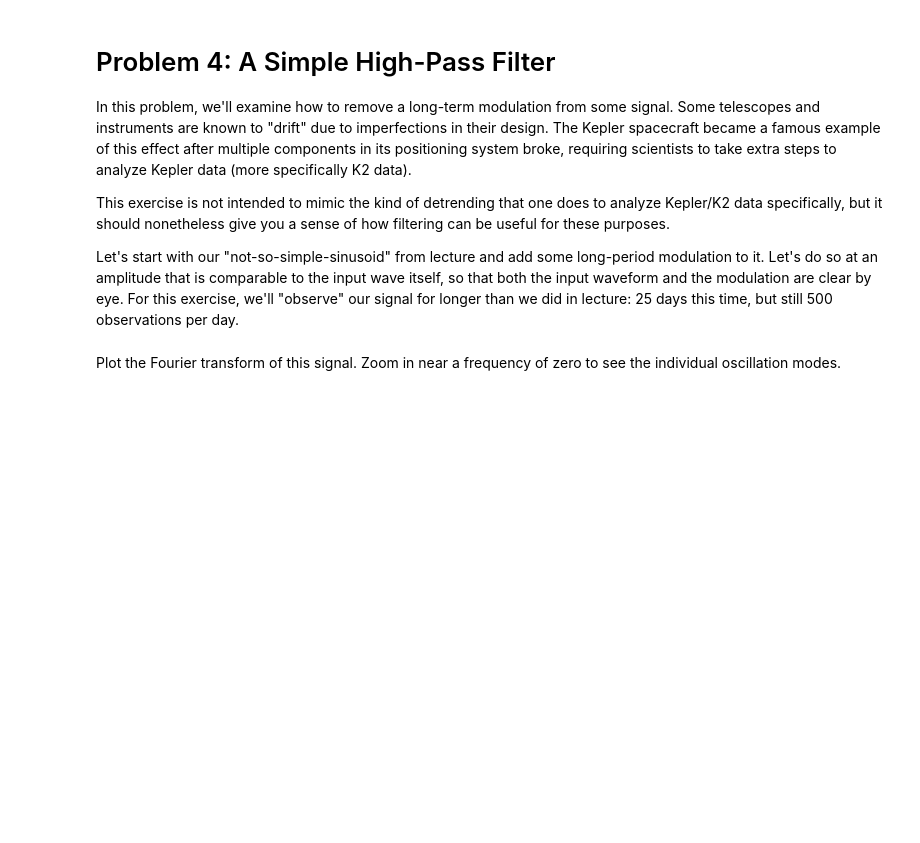
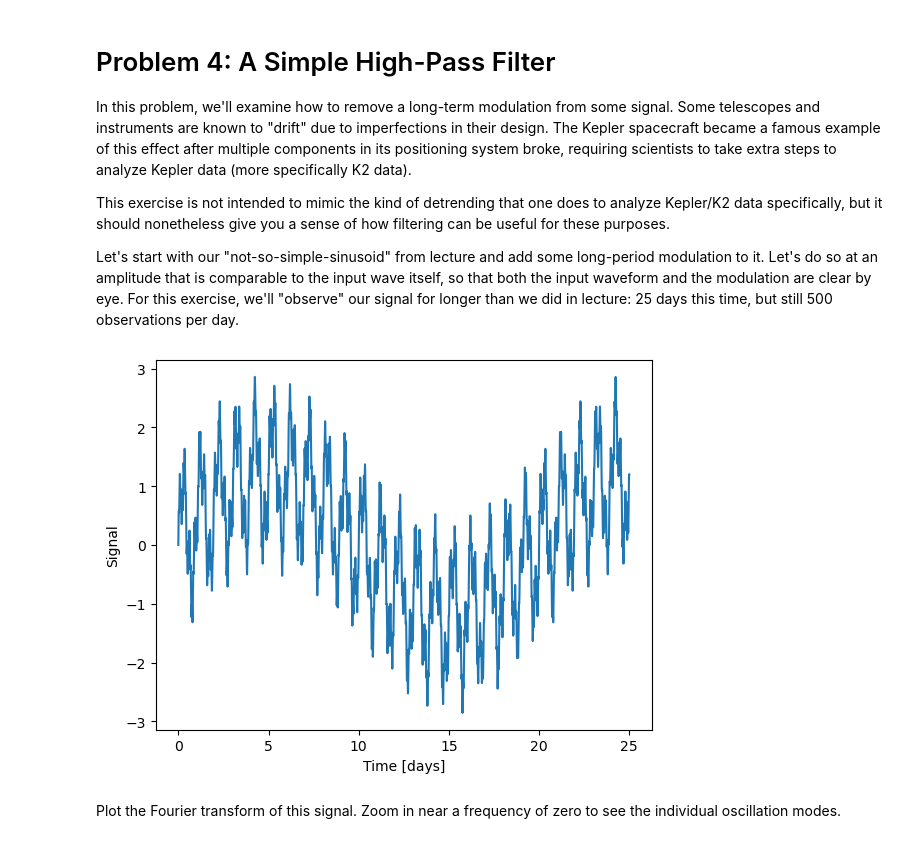
Before and after one commit to ullas-bhat/Session-27, a Jupyter notebook: Day1/FourierMethodsProblem1.ipynb, the cells around one changed output. Cells and saved outputs as stored; diff of their text form; code cells hidden in the pictures; blank space fills up the shorter version.

```diff
--- a/Day1/FourierMethodsProblem1.ipynb
+++ b/Day1/FourierMethodsProblem1.ipynb
@@ -288,33 +288,36 @@ Let's start with our "not-so-simple-sinusoid" from lecture and add some long-per
 # %%
 def not_so_simple_sinusoid(t):
     r"""
     A three-component sinusoid that this notebook uses as a baseline example
     periodic function.
 
     Parameters
     ----------
     t : `float`
         Time :math:`t`, in arbitrary units (discussion assumes days).
 
     Returns
     -------
     The value of an arbitrary "signal" observed at the specified time.
     """
     return np.sin(2 * np.pi * t) + 0.5 * np.sin(7.2 * np.pi * t) + 0.2 * np.sin(29.8 * np.pi * t)
 
 def slow_drift(t):
     r"""
     A low-frequency "signal drift" on top of our "not-so-simple-sinusoid" from lecture.
     """
     return 1.2 * np.sin(0.1 * np.pi * t)
 
 times = np.linspace(0, 25, 25 * 500)
+not_so_simple_signal = not_so_simple_sinusoid(times)
 signal = [not_so_simple_sinusoid(t) + slow_drift(t) for t in times]
 
 plt.plot(times, signal)
 plt.xlabel(r"Time [days]")
 plt.ylabel(r"Signal")
 plt.show()
+# %% [output]
+[figure, added]
 # %% [markdown]
 Plot the Fourier transform of this signal. Zoom in near a frequency of zero to see the individual oscillation modes.
 # %%
```
Also changed, not shown: parts of 15 cells of this notebook, 1 other file.
